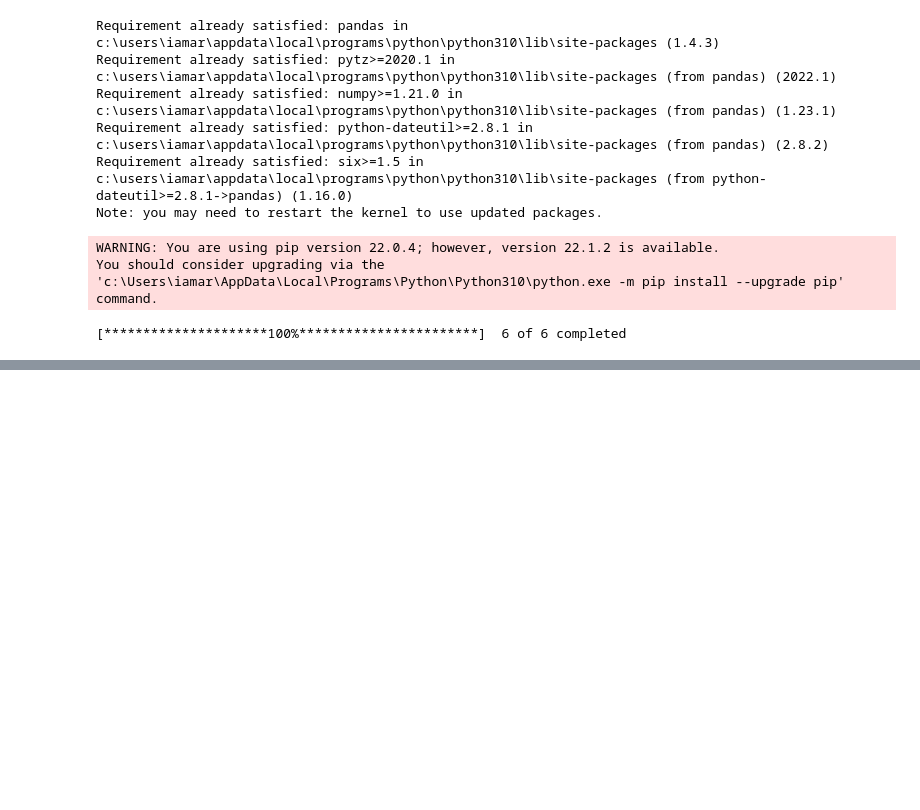
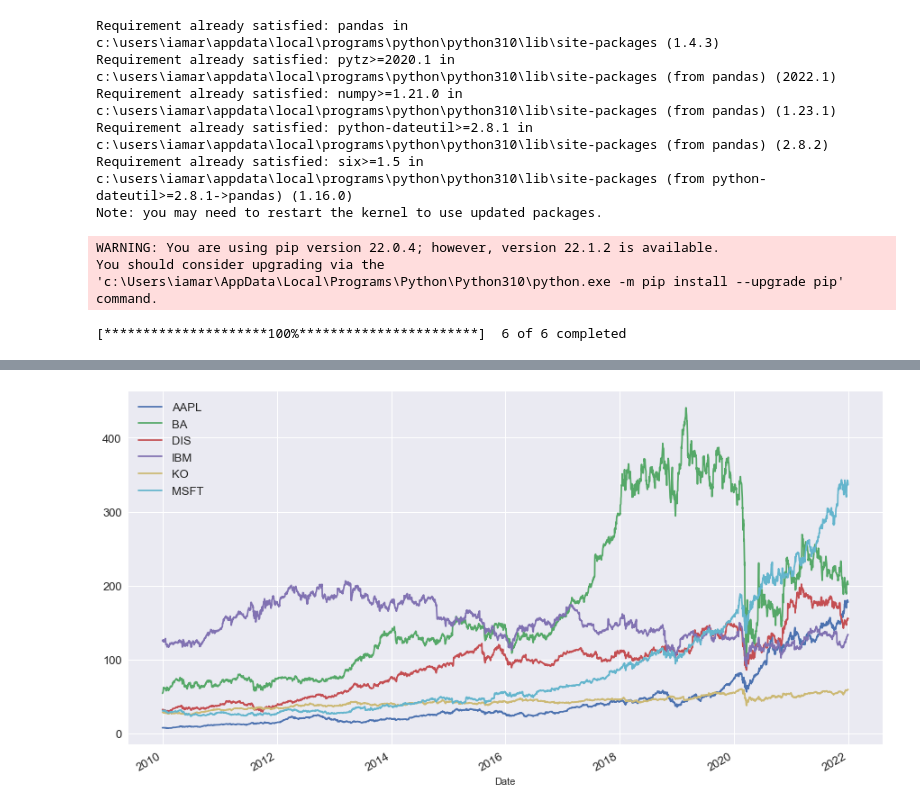
Before and after one commit to amarendra-singh/FinancePython, a Jupyter notebook: yFinance.ipynb, the cells around one changed output, grey strips where cells are left out. Cells and saved outputs as stored; diff of their text form; code cells hidden in the pictures; blank space fills up the shorter version.

Commit message:
Ploted stock data

```diff
--- a/yFinance.ipynb
+++ b/yFinance.ipynb
@@ -65,0 +117,3 @@ stock = yf.download(ticker, start="2010-01-01", end="2022-01-01")
+# %%
+stock.columns = stock.columns.to_flat_index() # To flat columns in tuples
+stock.columns
@@ -65,0 +134,3 @@ stock = yf.download(ticker, start="2010-01-01", end="2022-01-01")
+# %%
+stock.columns = pd.MultiIndex.from_tuples(stock.columns) # From to tumples to columns
+stock.head()
@@ -65,0 +165,3 @@ stock = yf.download(ticker, start="2010-01-01", end="2022-01-01")
+# %%
+closePrice = stock.loc[:, "Close"].copy() # slicing & storing close price cloumn
+closePrice.head()
@@ -65,0 +176,8 @@ stock = yf.download(ticker, start="2010-01-01", end="2022-01-01")
+# %%
+plt.style.use("seaborn")
+# %%
+closePrice.plot(figsize = (15,8), fontsize = 13)
+plt.legend(fontsize = 13)
+plt.show()
+# %% [output]
+[figure, added]
```
Also changed, not shown: parts of 10 cells of this notebook, 1 other file.
